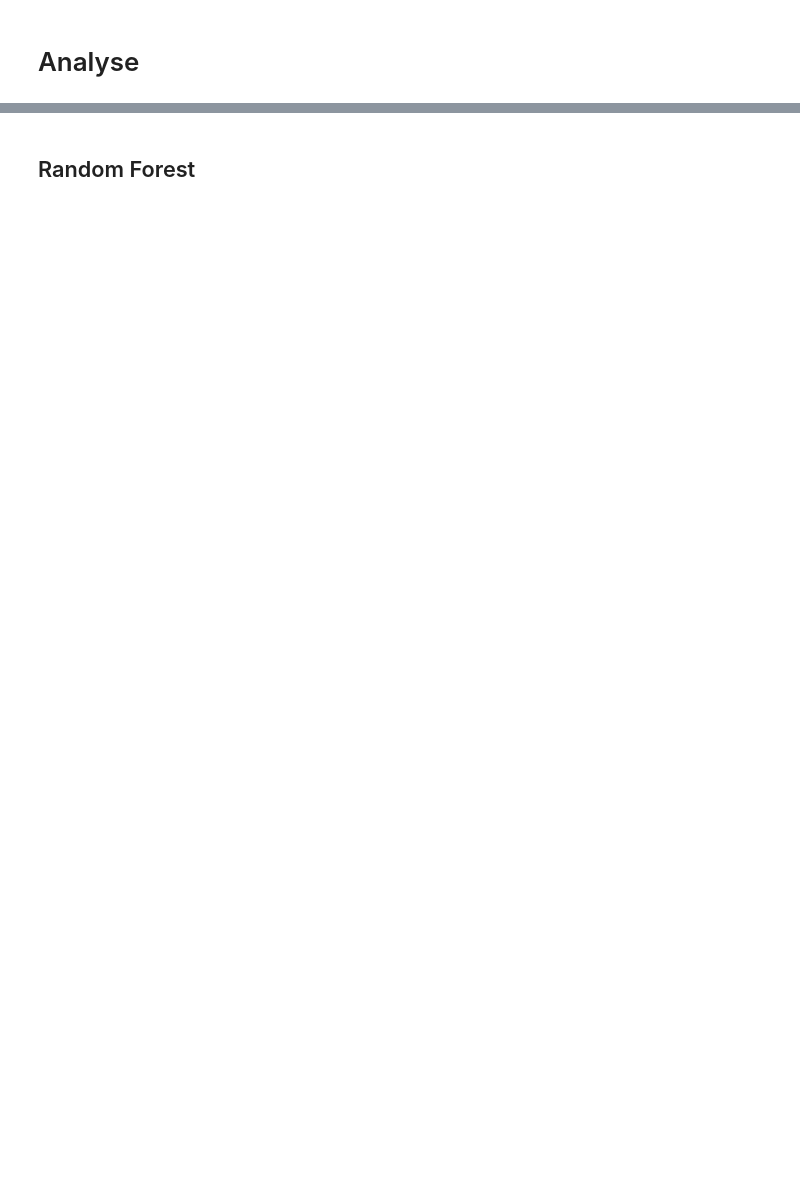
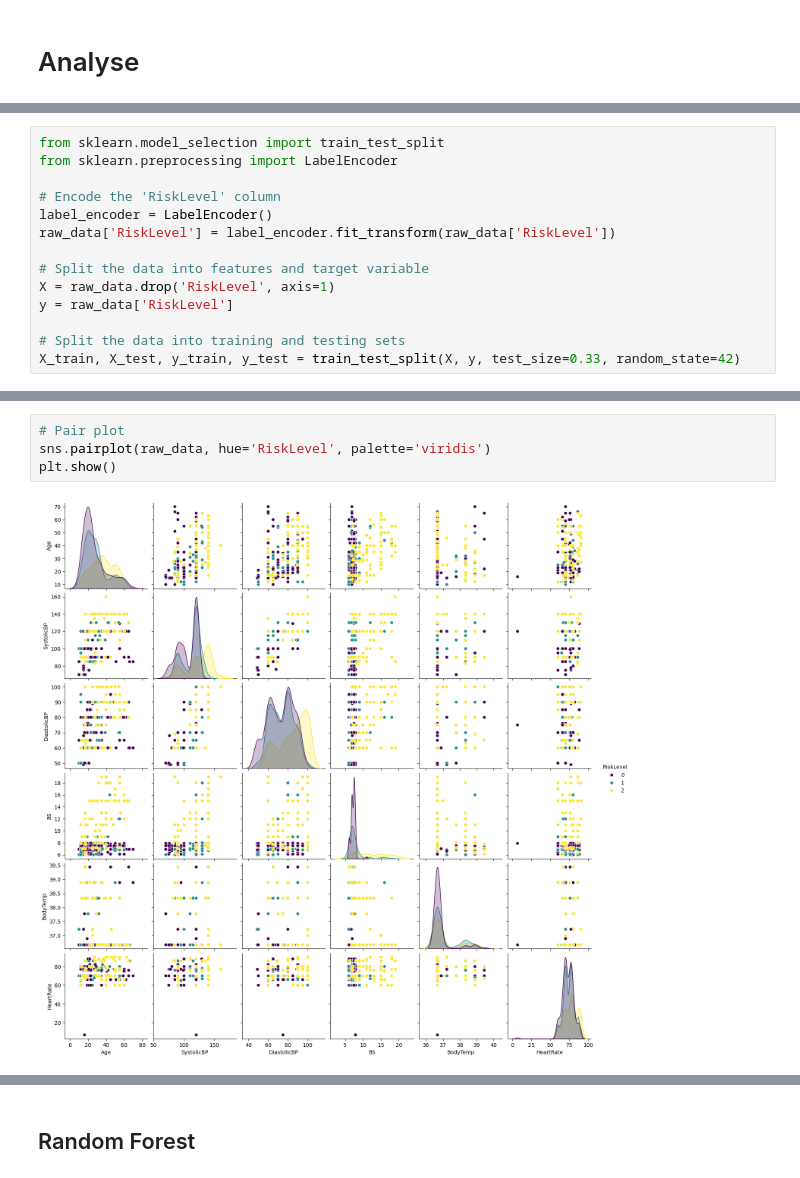
Before and after one commit to molitorl/Projekt-LJL, a Jupyter notebook: Maternal_Health_Risk_Classification_Model.ipynb, the cells around one changed output, grey strips where cells are left out. Cells and saved outputs as stored; diff of their text form; blank space fills up the shorter version.

```diff
--- a/Maternal_Health_Risk_Classification_Model.ipynb
+++ b/Maternal_Health_Risk_Classification_Model.ipynb
@@ -189,0 +208,14 @@ print(data_scaled.head())
+# %%
+from sklearn.model_selection import train_test_split
+from sklearn.preprocessing import LabelEncoder
+
+# Encode the 'RiskLevel' column
+label_encoder = LabelEncoder()
+raw_data['RiskLevel'] = label_encoder.fit_transform(raw_data['RiskLevel'])
+
+# Split the data into features and target variable
+X = raw_data.drop('RiskLevel', axis=1)
+y = raw_data['RiskLevel']
+
+# Split the data into training and testing sets
+X_train, X_test, y_train, y_test = train_test_split(X, y, test_size=0.33, random_state=42)
@@ -189,0 +340,6 @@ print(data_scaled.head())
+# %%
+# Pair plot
+sns.pairplot(raw_data, hue='RiskLevel', palette='viridis')
+plt.show()
+# %% [output]
+[figure, added]
```
Also changed, not shown: parts of 93 cells of this notebook.
